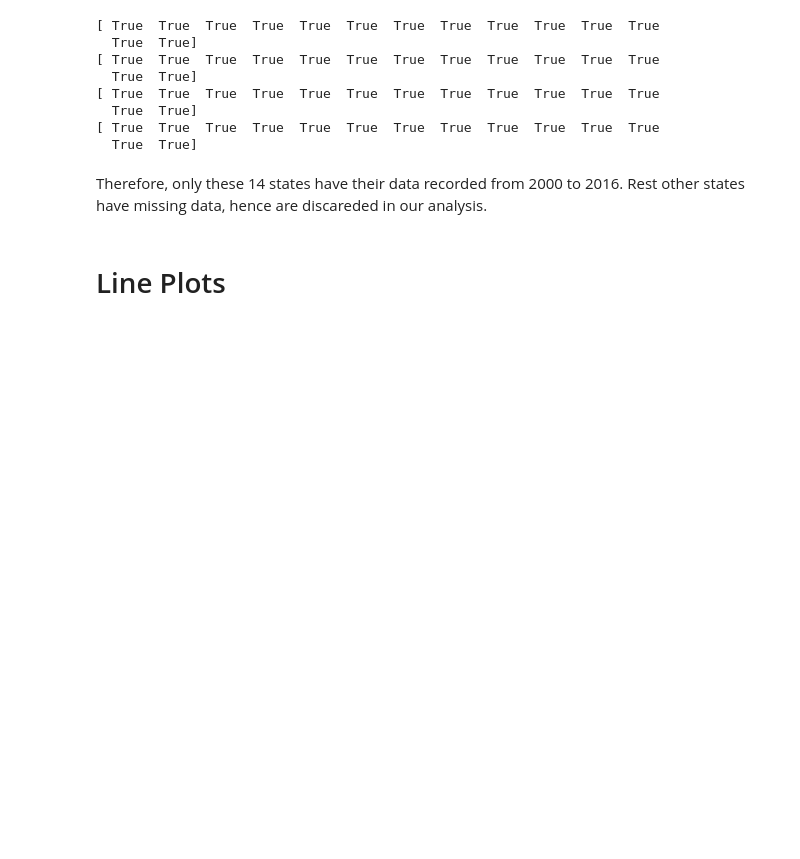
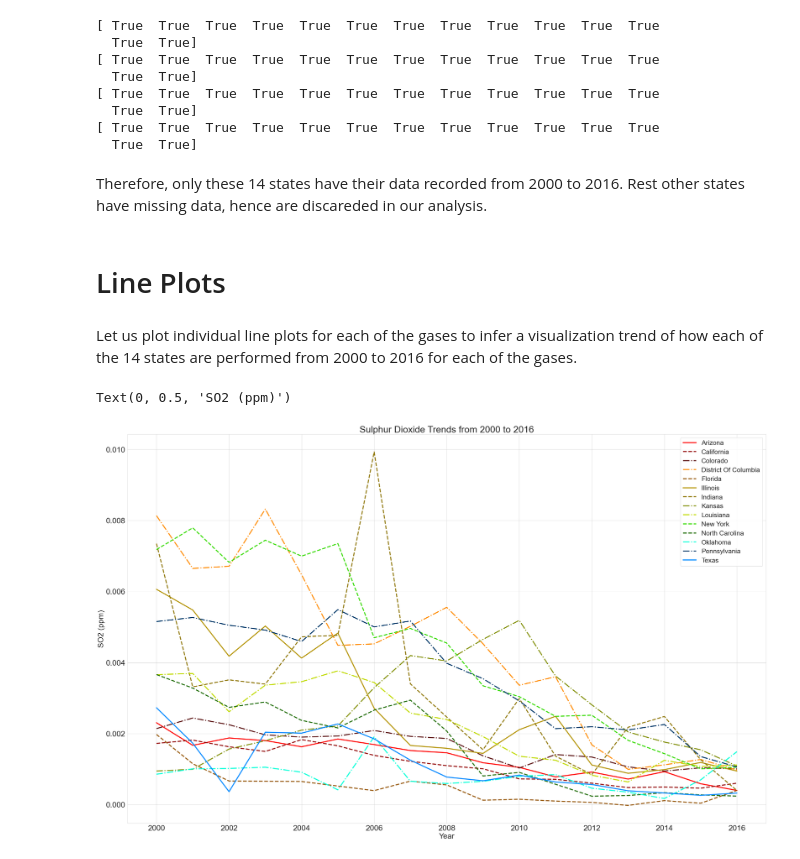
Before and after one commit to SehajS/pollution_data_analytics, a Jupyter notebook: clean_notebook.ipynb, the cells around one changed output. Saved outputs shown, nothing was run; the diff lists cells and outputs as text; code cells hidden in the pictures; blank space fills up the shorter version.

Commit message:
individual line plots created

```diff
--- a/clean_notebook.ipynb
+++ b/clean_notebook.ipynb
@@ -274,3 +274,24 @@ print(so2_df.columns == co_df.columns)
 Therefore, only these 14 states have their data recorded from 2000 to 2016. Rest other states have missing data, hence are discareded in our analysis.
 # %% [markdown]
 # Line Plots
+# %% [markdown]
+Let us plot individual line plots for each of the gases to infer a visualization trend of how each of the 14 states are performed from 2000 to 2016 for each of the gases.
+# %%
+params = {'legend.fontsize': 23,
+          'legend.handlelength': 2,
+         'font.size': 27}
+plot.rcParams.update(params)
+# %%
+# Setting the style of the Seaborn line Plots
+sns.set_style("whitegrid")
+plot_colors = ['#ff0000', '#940606', '#5c1414', '#ff8c00', '#965709', '#b59509', '#91790c', '#84910c', '#c1db00', '#37db00', '#216e08', '#00ffd9', '#033b6b', '#0089ff']
+plot_line_styles = ['-', '--','-.', '-.', '--', '-', '--','-.', '-.', '--', '--','-.', '-.', '-']
+# %%
+# SO2
+so2_df.plot(figsize=(40,25), color = plot_colors, linewidth=3.5, style = plot_line_styles)
+plt.title("Sulphur Dioxide Trends from 2000 to 2016")
+plt.xlabel("Year")
+plt.ylabel("SO2 (ppm)")
+# %% [output]
+Text(0, 0.5, 'SO2 (ppm)')
+[figure, added]
```
Also changed, not shown: parts of 4 cells of this notebook.
